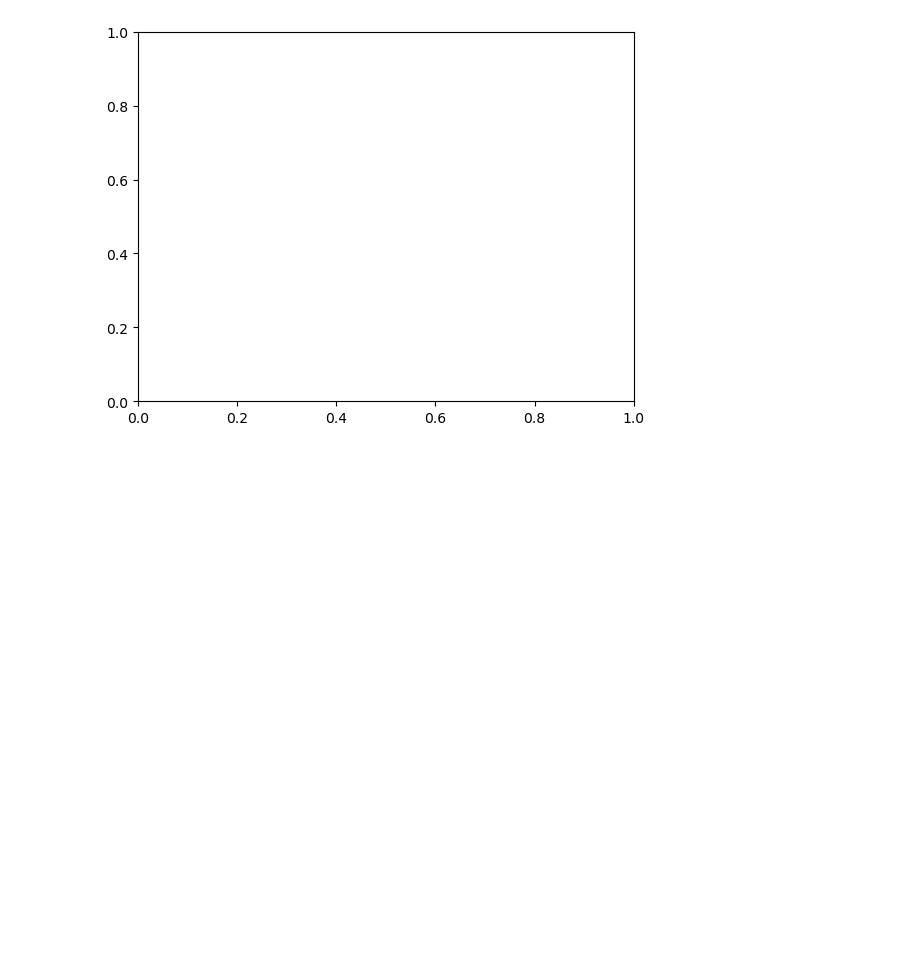
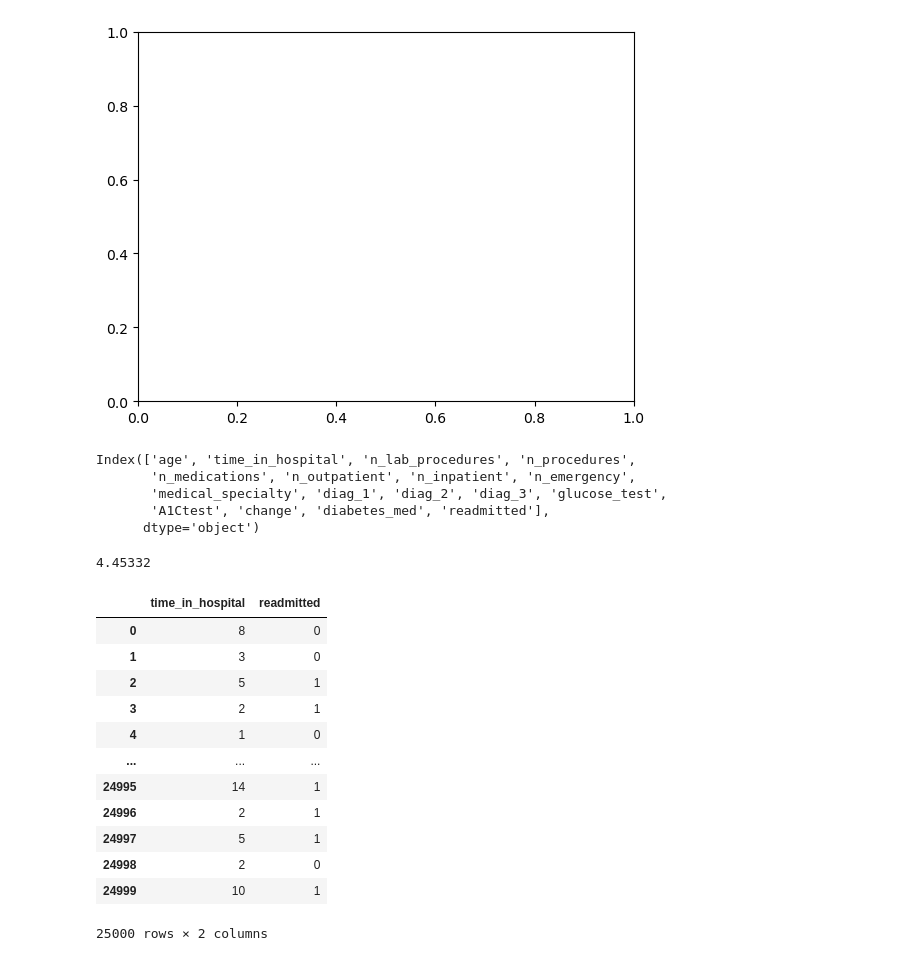
Before and after one commit to mrrkdas/Healthcare-Analytics-Predicting-Patient-Readmission, a Jupyter notebook: Data Exploration.ipynb, the cells around one changed output. Saved outputs shown, nothing was run; the diff lists cells and outputs as text; code cells hidden in the pictures; blank space fills up the shorter version.

```diff
--- a/Data Exploration.ipynb
+++ b/Data Exploration.ipynb
@@ -59,3 +59,31 @@ plt.plot(X, y)
 # %% [output]
 ValueError: x, y, and format string must not be None
 [figure]
+# %%
+df.columns
+# %% [output]
+Index(['age', 'time_in_hospital', 'n_lab_procedures', 'n_procedures',
+       'n_medications', 'n_outpatient', 'n_inpatient', 'n_emergency',
+       'medical_specialty', 'diag_1', 'diag_2', 'diag_3', 'glucose_test',
+       'A1Ctest', 'change', 'diabetes_med', 'readmitted'],
+      dtype='object')
+# %%
+np.average(df["time_in_hospital"])
+# %% [output]
+4.45332
+# %%
+df[["time_in_hospital", "readmitted"]]
+# %% [output]
+|  | time_in_hospital | readmitted |
+| 0 | 8 | 0 |
+| 1 | 3 | 0 |
+| 2 | 5 | 1 |
+| 3 | 2 | 1 |
+| 4 | 1 | 0 |
+| ... | ... | ... |
+| 24995 | 14 | 1 |
+| 24996 | 2 | 1 |
+| 24997 | 5 | 1 |
+| 24998 | 2 | 0 |
+| 24999 | 10 | 1 |
+25000 rows × 2 columns
```
Also changed, not shown: parts of 3 cells of this notebook.
